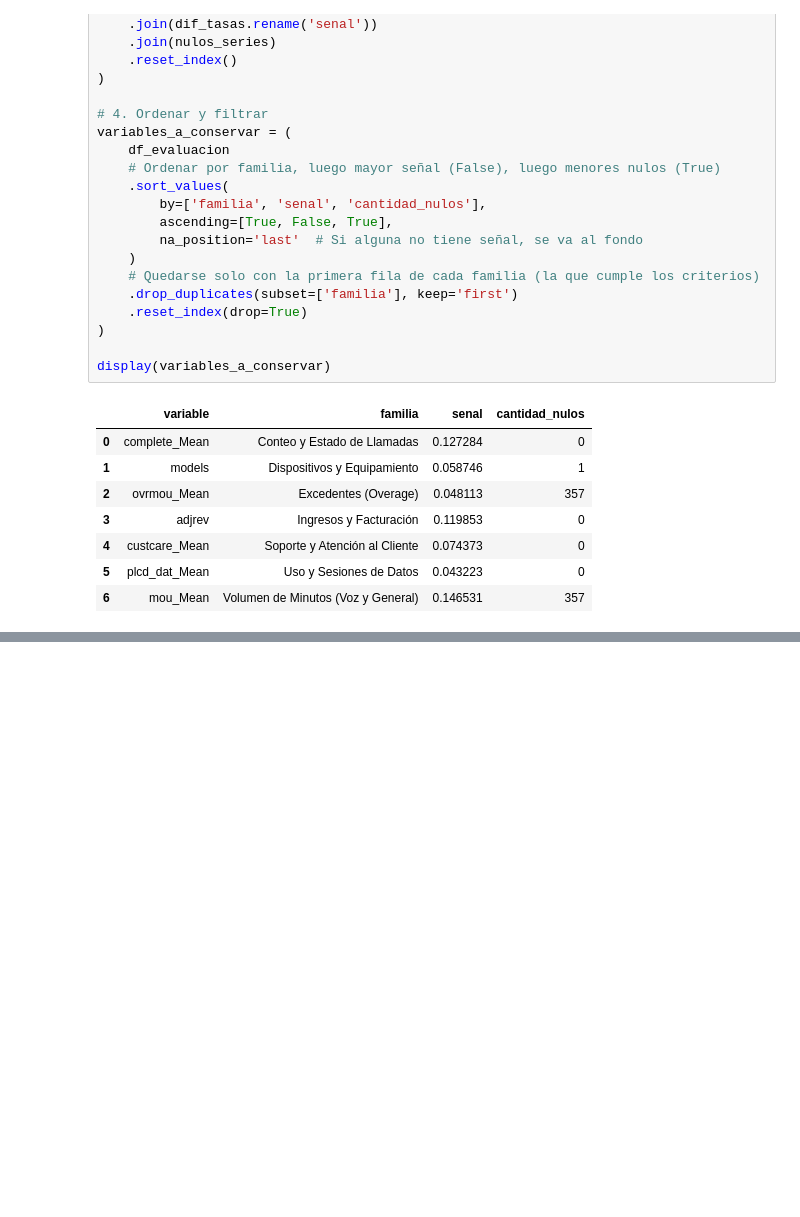
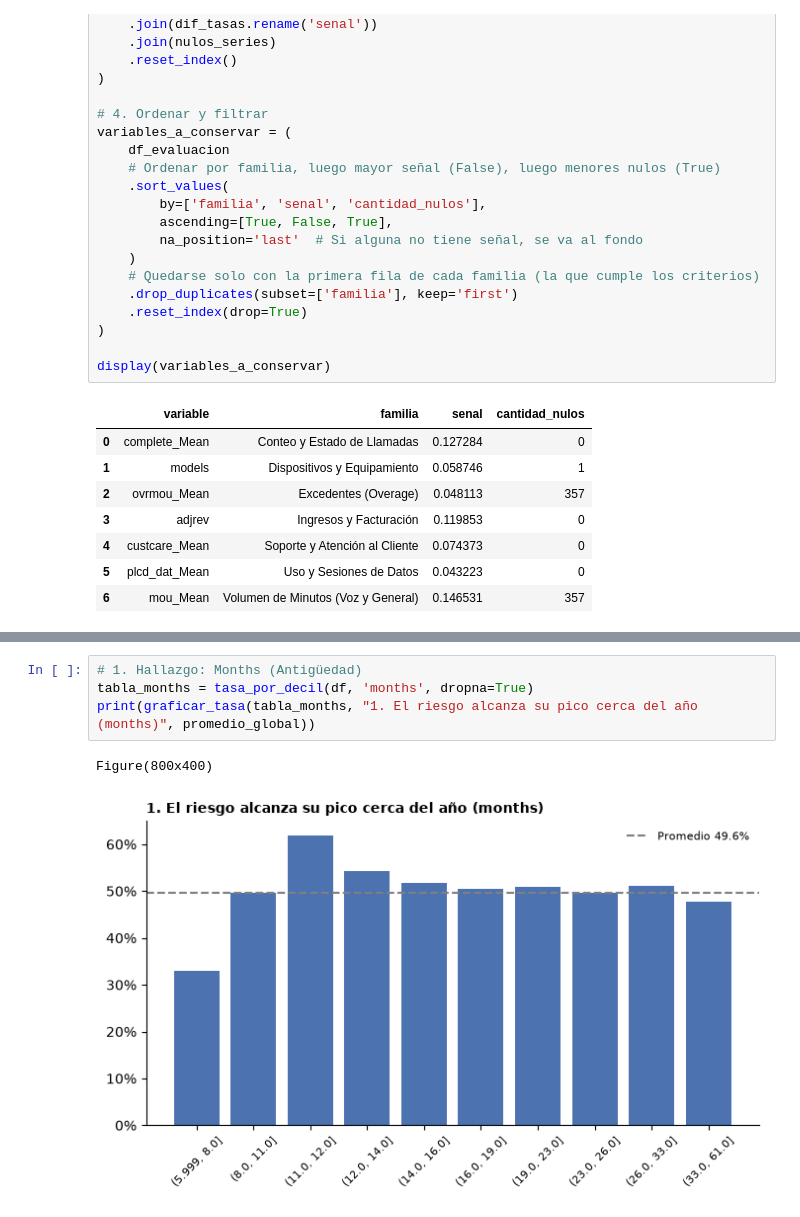
Before and after one commit to DpalaciosR20/churn-sdg, a Jupyter notebook: notebooks/02_eda.ipynb, the cells around one changed output, grey strips where cells are left out. Cells and saved outputs as stored; diff of their text form; blank space fills up the shorter version.

```diff
--- a/notebooks/02_eda.ipynb
+++ b/notebooks/02_eda.ipynb
@@ -319,0 +370,7 @@ display(variables_a_conservar)
+# %%
+# 1. Hallazgo: Months (Antigüedad)
+tabla_months = tasa_por_decil(df, 'months', dropna=True)
+print(graficar_tasa(tabla_months, "1. El riesgo alcanza su pico cerca del año (months)", promedio_global))
+# %% [output]
+Figure(800x400)
+[figure, added]
```
Also changed, not shown: parts of 19 cells of this notebook, 1 other file.
